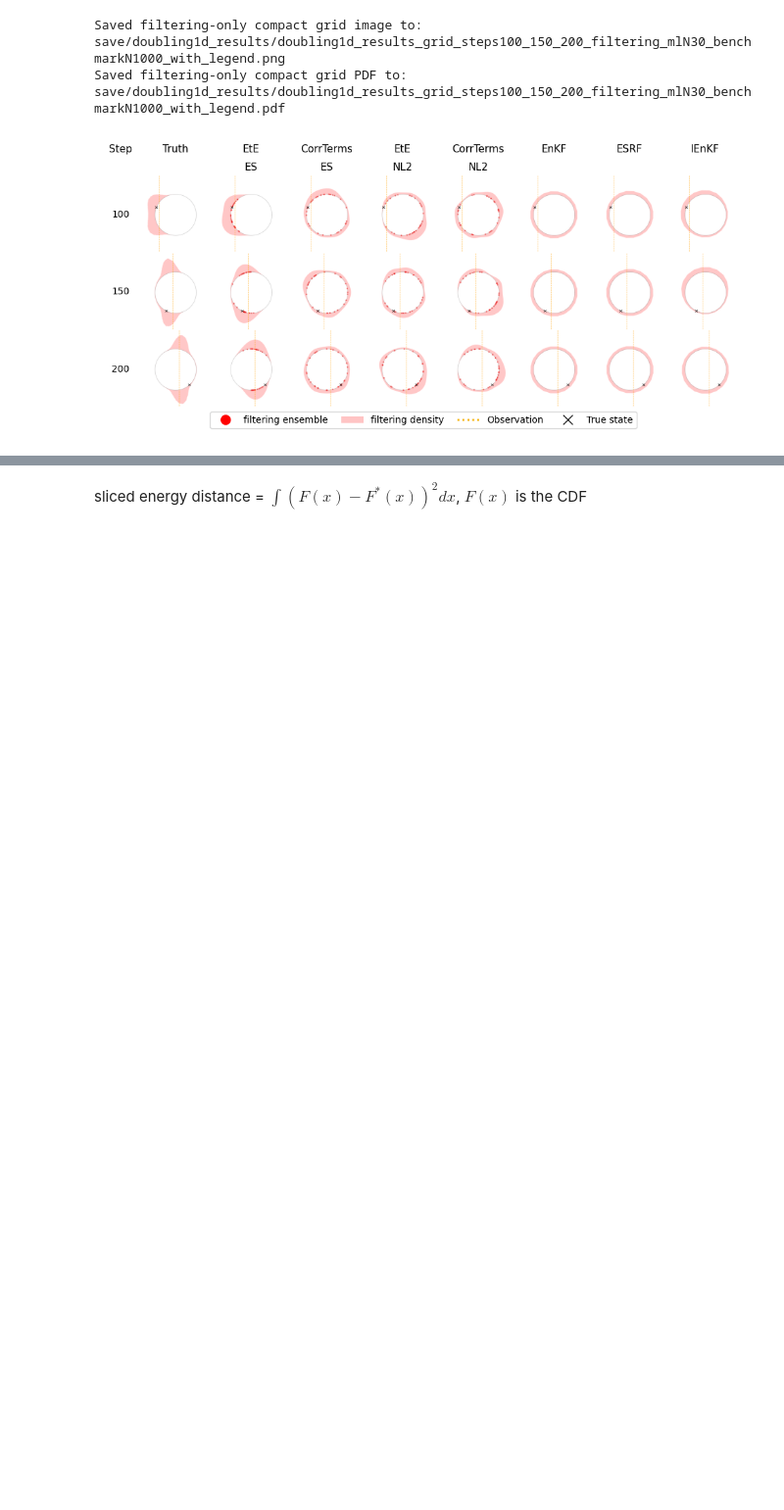
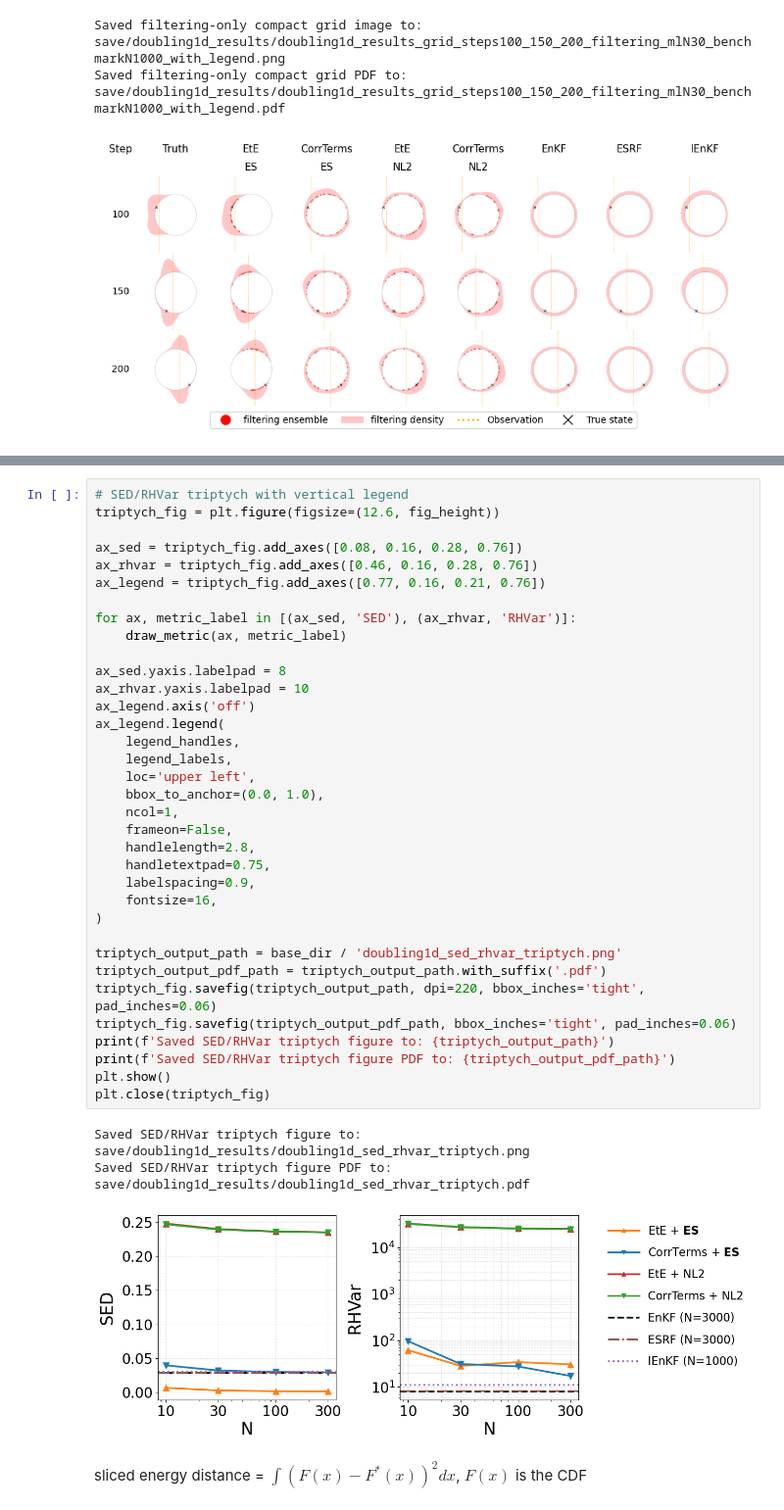
Before and after one commit to wispcarey/Proper-Scoring-Ensemble-Filter, a Jupyter notebook: test_notebooks/doubling1d_results.ipynb, the cells around one changed output, grey strips where cells are left out. Shown at 98% size. Cells and saved outputs as stored; diff of their text form; blank space fills up the shorter version.

```diff
--- a/test_notebooks/doubling1d_results.ipynb
+++ b/test_notebooks/doubling1d_results.ipynb
@@ -746,2 +780,41 @@ Saved vertical legend figure PDF to: save/doubling1d_results/doubling1d_metrics_
+# %%
+# SED/RHVar triptych with vertical legend
+triptych_fig = plt.figure(figsize=(12.6, fig_height))
+
+ax_sed = triptych_fig.add_axes([0.08, 0.16, 0.28, 0.76])
+ax_rhvar = triptych_fig.add_axes([0.46, 0.16, 0.28, 0.76])
+ax_legend = triptych_fig.add_axes([0.77, 0.16, 0.21, 0.76])
+
+for ax, metric_label in [(ax_sed, 'SED'), (ax_rhvar, 'RHVar')]:
+    draw_metric(ax, metric_label)
+
+ax_sed.yaxis.labelpad = 8
+ax_rhvar.yaxis.labelpad = 10
+ax_legend.axis('off')
+ax_legend.legend(
+    legend_handles,
+    legend_labels,
+    loc='upper left',
+    bbox_to_anchor=(0.0, 1.0),
+    ncol=1,
+    frameon=False,
+    handlelength=2.8,
+    handletextpad=0.75,
+    labelspacing=0.9,
+    fontsize=16,
+)
+
+triptych_output_path = base_dir / 'doubling1d_sed_rhvar_triptych.png'
+triptych_output_pdf_path = triptych_output_path.with_suffix('.pdf')
+triptych_fig.savefig(triptych_output_path, dpi=220, bbox_inches='tight', pad_inches=0.06)
+triptych_fig.savefig(triptych_output_pdf_path, bbox_inches='tight', pad_inches=0.06)
+print(f'Saved SED/RHVar triptych figure to: {triptych_output_path}')
+print(f'Saved SED/RHVar triptych figure PDF to: {triptych_output_pdf_path}')
+plt.show()
+plt.close(triptych_fig)
+# %% [output]
+Saved SED/RHVar triptych figure to: save/doubling1d_results/doubling1d_sed_rhvar_triptych.png
+Saved SED/RHVar triptych figure PDF to: save/doubling1d_results/doubling1d_sed_rhvar_triptych.pdf
+[figure, added]
 # %% [markdown]
 sliced energy distance = $\int (F(x) - F^*(x))^2 dx$, $F(x)$ is the CDF
```
Also changed, not shown: parts of 1 cell of this notebook, 7 other files.
